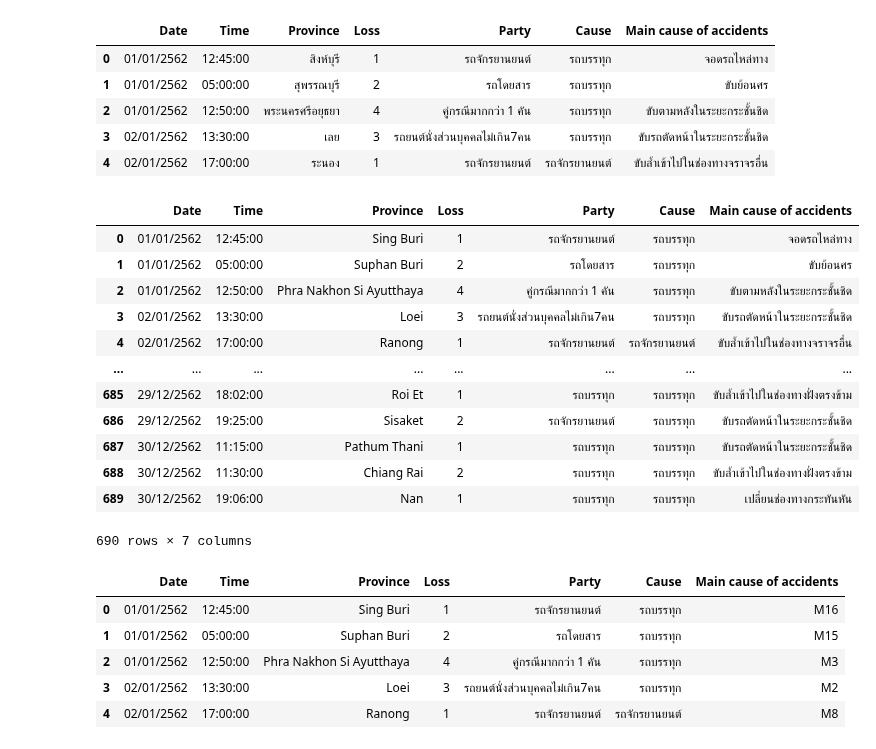
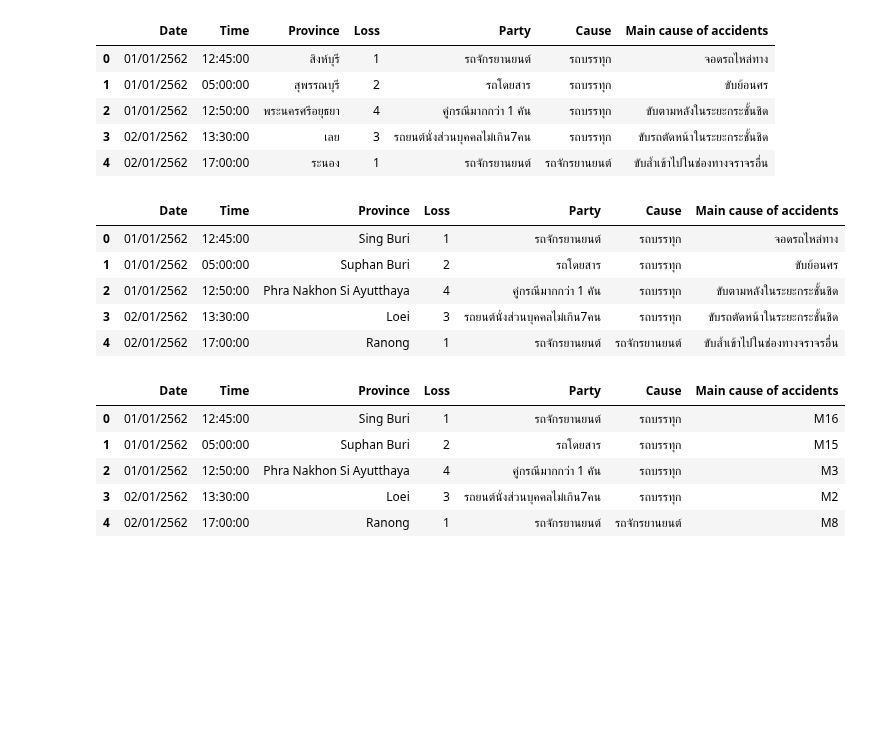
Before and after one commit to Penpitcha0634/BSC_DPDM23, a Jupyter notebook: Group_project2.ipynb, the cells around one changed output. Cells and saved outputs as stored; diff of their text form; code cells hidden in the pictures; blank space fills up the shorter version.

```diff
--- a/Group_project2.ipynb
+++ b/Group_project2.ipynb
@@ -458,21 +565,14 @@ datamain62['Province'] = datamain62['Province'].replace({
     'สุราษฎร์ธานี': 'Surat Thani',
     'ยะลา': 'Yala'})
 # %%
-data_truck_62
+data_truck_62.head()
 # %% [output]
 |  | Date | Time | Province | Loss | Party | Cause | Main cause of accidents |
 | 0 | 01/01/2562 | 12:45:00 | Sing Buri | 1 | รถจักรยานยนต์ | รถบรรทุก | จอดรถไหล่ทาง |
 | 1 | 01/01/2562 | 05:00:00 | Suphan Buri | 2 | รถโดยสาร | รถบรรทุก | ขับย้อนศร |
 | 2 | 01/01/2562 | 12:50:00 | Phra Nakhon Si Ayutthaya | 4 | คู่กรณีมากกว่า 1 คัน | รถบรรทุก | ขับตามหลังในระยะกระชั้นชิด |
 | 3 | 02/01/2562 | 13:30:00 | Loei | 3 | รถยนต์นั่งส่วนบุคคลไม่เกิน7คน | รถบรรทุก | ขับรถตัดหน้าในระยะกระชั้นชิด |
 | 4 | 02/01/2562 | 17:00:00 | Ranong | 1 | รถจักรยานยนต์ | รถจักรยานยนต์ | ขับล้ำเข้าไปในช่องทางจราจรอื่น |
-| ... | ... | ... | ... | ... | ... | ... | ... |
-| 685 | 29/12/2562 | 18:02:00 | Roi Et | 1 | รถบรรทุก | รถบรรทุก | ขับล้ำเข้าไปในช่องทางฝั่งตรงข้าม |
-| 686 | 29/12/2562 | 19:25:00 | Sisaket | 2 | รถจักรยานยนต์ | รถบรรทุก | ขับรถตัดหน้าในระยะกระชั้นชิด |
-| 687 | 30/12/2562 | 11:15:00 | Pathum Thani | 1 | รถบรรทุก | รถบรรทุก | ขับรถตัดหน้าในระยะกระชั้นชิด |
-| 688 | 30/12/2562 | 11:30:00 | Chiang Rai | 2 | รถบรรทุก | รถบรรทุก | ขับล้ำเข้าไปในช่องทางฝั่งตรงข้าม |
-| 689 | 30/12/2562 | 19:06:00 | Nan | 1 | รถบรรทุก | รถบรรทุก | เปลี่ยนช่องทางกระทันหัน |
-690 rows × 7 columns
 # %%
 #เปลี่ยนสาเหตุเป็นตัวเลขที่กำหนดไว้
 data_truck_622 = data_truck_62
```
Also changed, not shown: parts of 51 cells of this notebook.
